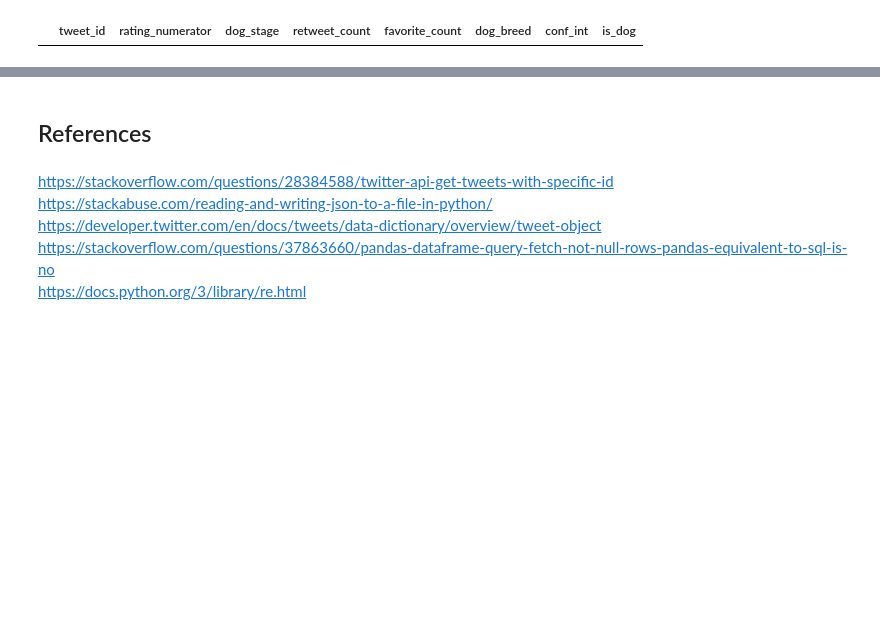
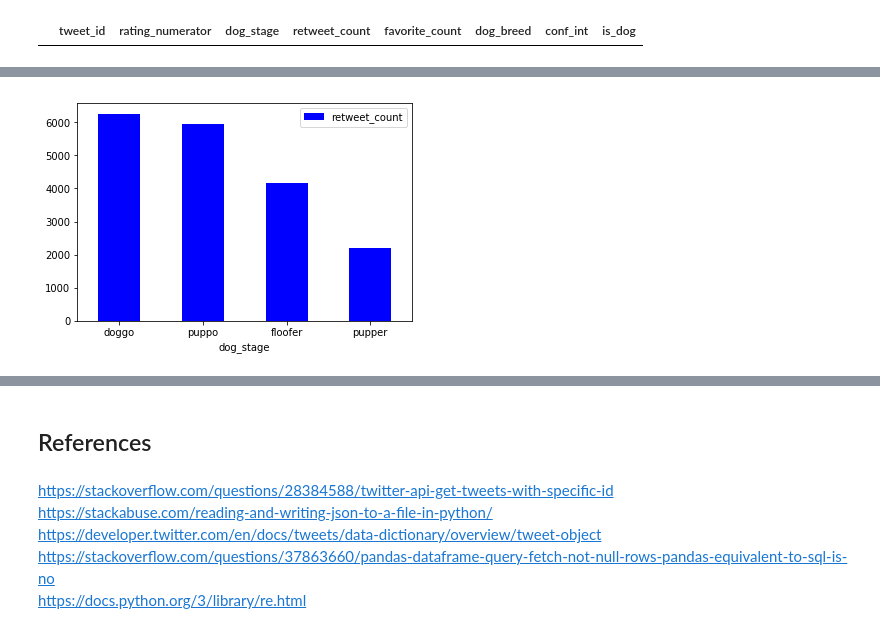
Before and after one commit to amr9410/PythonDataWrangling, a Jupyter notebook: wrangle_act.ipynb, the cells around one changed output, grey strips where cells are left out. Drawn from its saved outputs; the diff is of its cells as text; code cells hidden in the pictures; blank space fills up the shorter version.

```diff
--- a/wrangle_act.ipynb
+++ b/wrangle_act.ipynb
@@ -752,0 +831,5 @@ At least three (3) insights and one (1) visualization must be produced.
+# %%
+dog_stage.plot.bar(x='dog_stage', y='retweet_count', color='b');
+plt.xticks(rotation='horizontal');
+# %% [output]
+[figure, added]
```
Also changed, not shown: parts of 29 cells of this notebook.
